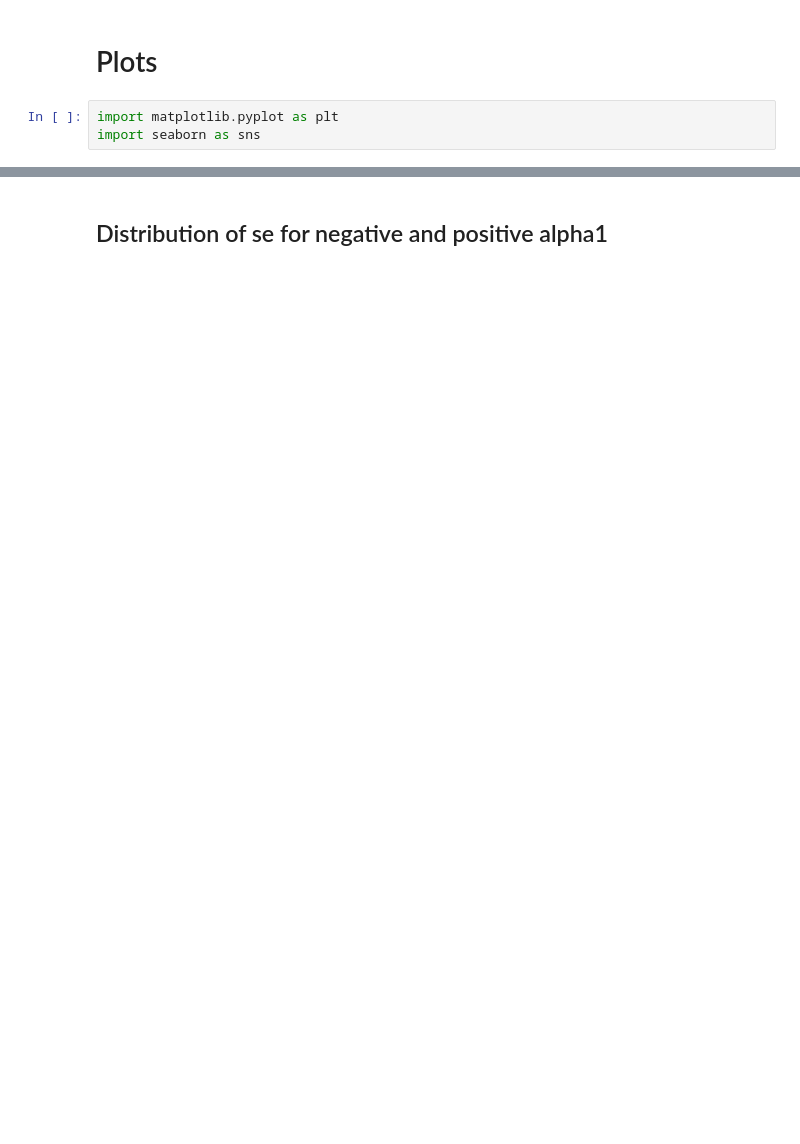
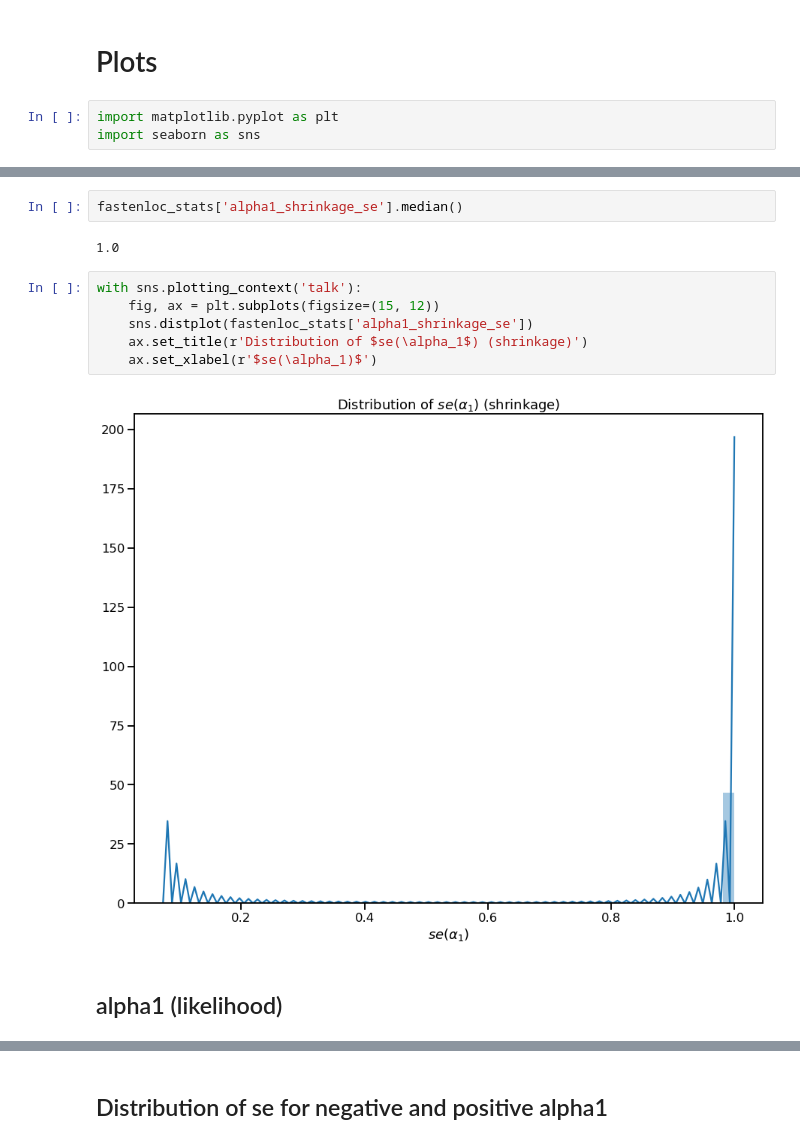
Before and after one commit to hakyimlab/phenomexcan, a Jupyter notebook: scripts/150_validation/35_fastenloc_alpha_se_plots.ipynb, the cells around one changed output, grey strips where cells are left out. Cells and saved outputs as stored; diff of their text form; blank space fills up the shorter version.

```diff
--- a/scripts/150_validation/35_fastenloc_alpha_se_plots.ipynb
+++ b/scripts/150_validation/35_fastenloc_alpha_se_plots.ipynb
@@ -42,0 +85,14 @@ import seaborn as sns
+# %%
+fastenloc_stats['alpha1_shrinkage_se'].median()
+# %% [output]
+1.0
+# %%
+with sns.plotting_context('talk'):
+    fig, ax = plt.subplots(figsize=(15, 12))
+    sns.distplot(fastenloc_stats['alpha1_shrinkage_se'])
+    ax.set_title(r'Distribution of $se(\alpha_1$) (shrinkage)')
+    ax.set_xlabel(r'$se(\alpha_1)$')
+# %% [output]
+[figure, added]
+# %% [markdown]
+## alpha1 (likelihood)
```
Also changed, not shown: parts of 27 cells of this notebook, 1 other file.
